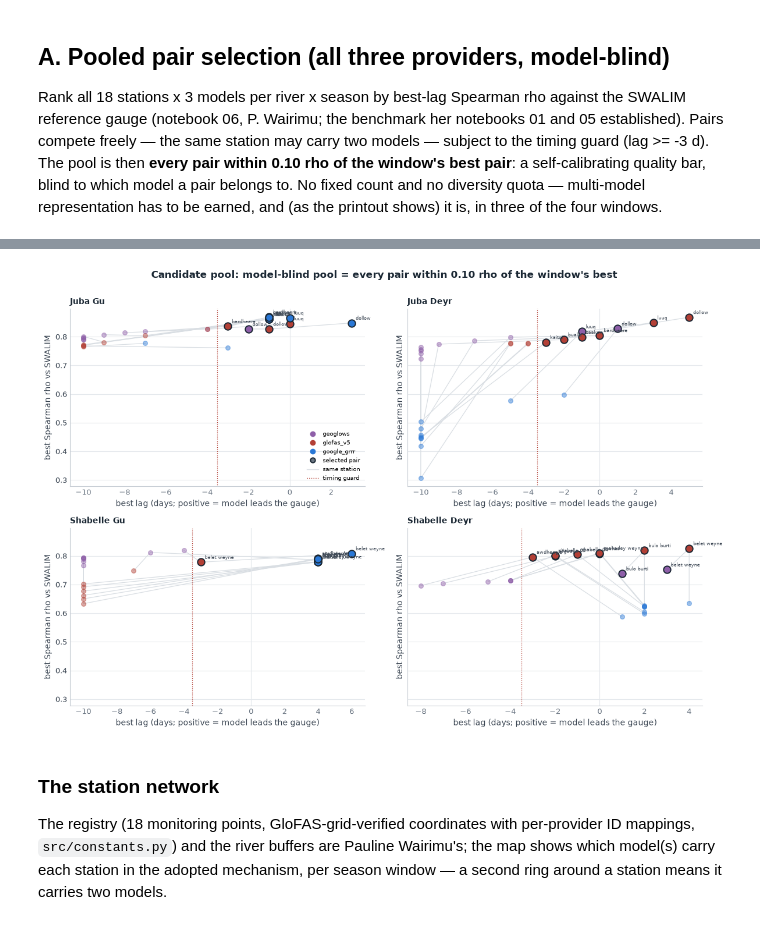
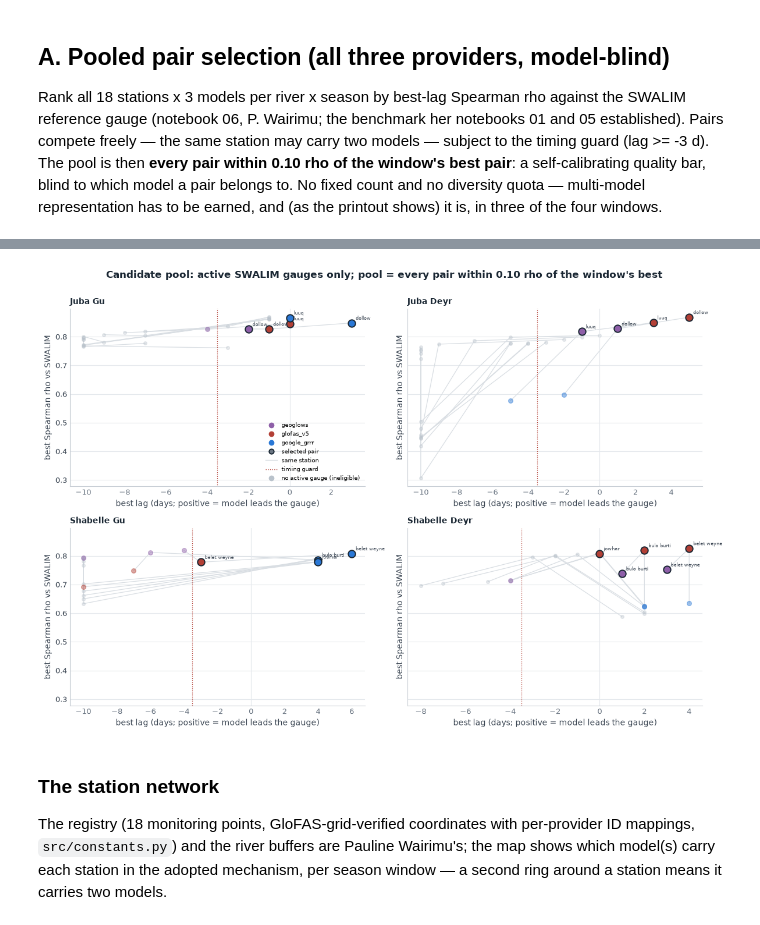
Before and after one commit to OCHA-DAP/ds-aa-som-floods, a Jupyter notebook: analysis/11_multisource_trigger.ipynb, the cells around one changed output, grey strips where cells are left out. Cells and saved outputs as stored; diff of their text form; code cells hidden in the pictures.

```diff
--- a/analysis/11_multisource_trigger.ipynb
+++ b/analysis/11_multisource_trigger.ipynb
@@ -102,6 +102,10 @@ ACTION_MAX_LEAD = 6          # GloFAS "day" labels / GRRR leads (nb10 convention
 READY_LEADS = (7, 12)
 GAUGE_BM = {"shabelle": "swalim_belet_weyne", "juba": "swalim_luuq"}
 REF_GAUGE = {"shabelle": "belet_weyne", "juba": "luuq"}
+# v4 (decision 2026-08-26): forecast points restricted to SNRFA gauges
+# still reporting (through Jul 2026) — activations must be verifiable
+# against a live gauge. Bardheere stopped Nov 2023, Bualle Mar 2024.
+ACTIVE_GAUGES = ["belet_weyne", "bulo_burti", "jowhar", "luuq", "dollow"]
 SOURCES = ["geoglows", "glofas_v5", "google_grrr"]
 SRC_LABEL = {"geoglows": "GEOGloWS", "glofas_v5": "GloFAS v5", "google_grrr": "Google GRRR"}
 
@@ -136,7 +140,8 @@ fixed count and no diversity quota — multi-model representation has to be
 earned, and (as the printout shows) it is, in three of the four windows.
 # %%
 cand = corr[(corr.benchmark == "swalim") & (corr.best_lag >= LAG_GUARD)
-            & (corr.best_rho >= MIN_RHO)].copy()
+            & (corr.best_rho >= MIN_RHO)
+            & corr.station.isin(ACTIVE_GAUGES)].copy()
 
 sel_parts = []
 for (river, season), g in cand.groupby(["river", "season"]):
@@ -202,36 +207,41 @@ for ax, (river, season) in zip(axes.ravel(), combos):
         g = g.sort_values("best_lag")
         ax.plot(g.best_lag, g.best_rho, color="#D9DEE3", lw=0.9, zorder=1)
     for src, grp in sub.groupby("source"):
         picked = grp.apply(lambda r: (r.station, r.source) in keys, axis=1)
-        ax.scatter(grp[~picked].best_lag, grp[~picked].best_rho,
+        elig = grp.station.isin(ACTIVE_GAUGES)
+        ax.scatter(grp[~elig].best_lag, grp[~elig].best_rho,
+                   color="#B9C2CB", alpha=0.35, s=16, zorder=2)
+        ax.scatter(grp[~picked & elig].best_lag, grp[~picked & elig].best_rho,
                    color=SOURCE_COLORS[src], alpha=0.45, s=30, zorder=3)
         ax.scatter(grp[picked].best_lag, grp[picked].best_rho,
                    color=SOURCE_COLORS[src], s=80, edgecolors=INK, linewidths=1.4,
                    zorder=4)
     for _, r in chosen.iterrows():
         ax.annotate(r.station.replace("_", " "), (r.best_lag, r.best_rho),
                     textcoords="offset points", xytext=(5, 4), fontsize=5.8,
                     color=BODY, zorder=5)
     ax.axvline(0, color=GRID, lw=0.8)
     ax.axvline(LAG_GUARD - 0.5, color="#B34036", lw=0.9, ls=":")
     ax.set_title(f"{river.capitalize()} {season.capitalize()}", fontsize=10)
     ax.set_xlabel("best lag (days; positive = model leads the gauge)")
     ax.set_ylabel("best Spearman rho vs SWALIM")
     style_ax(ax, grid="y")
 handles = [plt.Line2D([], [], color=SOURCE_COLORS[s], marker="o", ls="", label=s)
            for s in SOURCES] + [
     plt.Line2D([], [], color=FAINT, marker="o", ls="", markeredgecolor=INK,
                markeredgewidth=1.4, label="selected pair"),
     plt.Line2D([], [], color="#D9DEE3", lw=1, label="same station"),
     plt.Line2D([], [], color="#B34036", lw=1, ls=":", label="timing guard"),
+    plt.Line2D([], [], color="#B9C2CB", marker="o", ls="",
+               label="no active gauge (ineligible)"),
 ]
 axes.ravel()[0].legend(handles=handles, fontsize=7, loc="lower right")
-fig.suptitle("Candidate pool: model-blind pool = every pair within 0.10 rho of the window's best",
+fig.suptitle("Candidate pool: active SWALIM gauges only; pool = every pair within 0.10 rho of the window's best",
              fontweight="bold", color=INK, fontsize=12, y=1.0)
 plt.tight_layout()
 save_fig(fig, "a_selection")
 # %% [output]
-[figure, old version]
+[figure, new version]
 # %% [markdown]
 ### The station network
 
```
Also changed, not shown: parts of 23 cells of this notebook, 15 other files.
